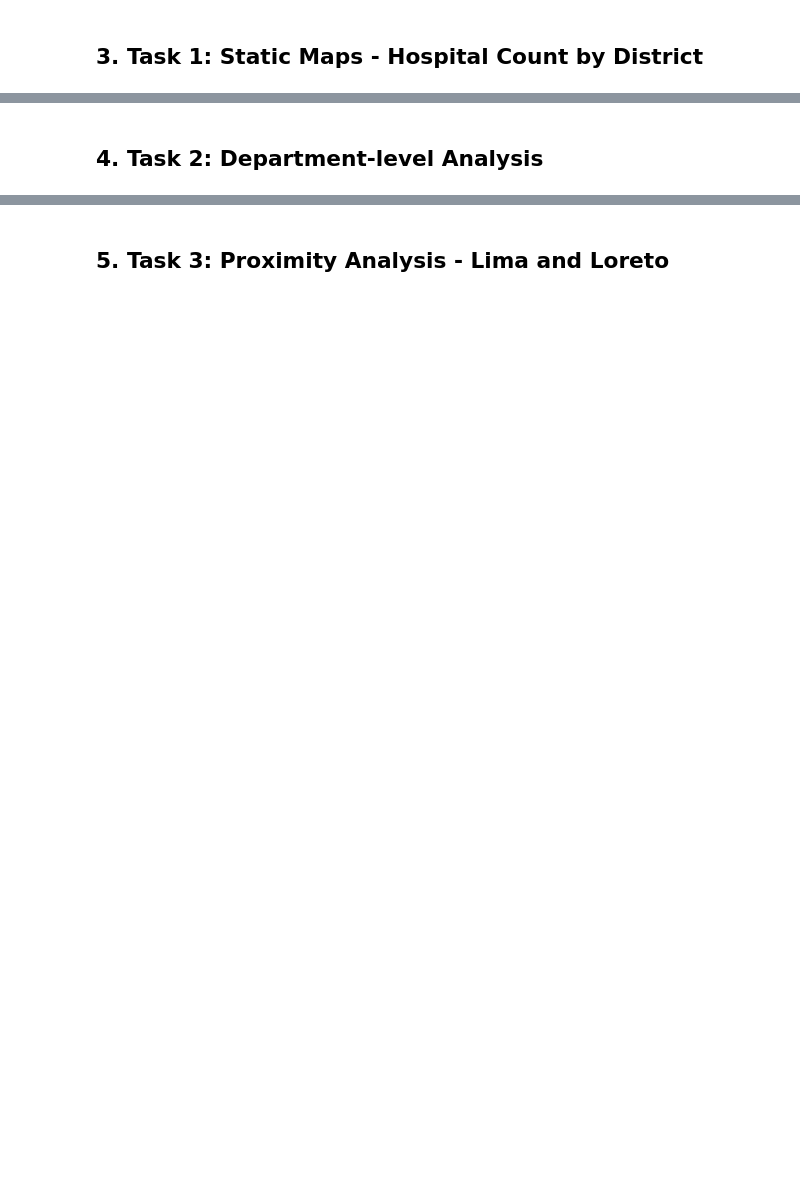
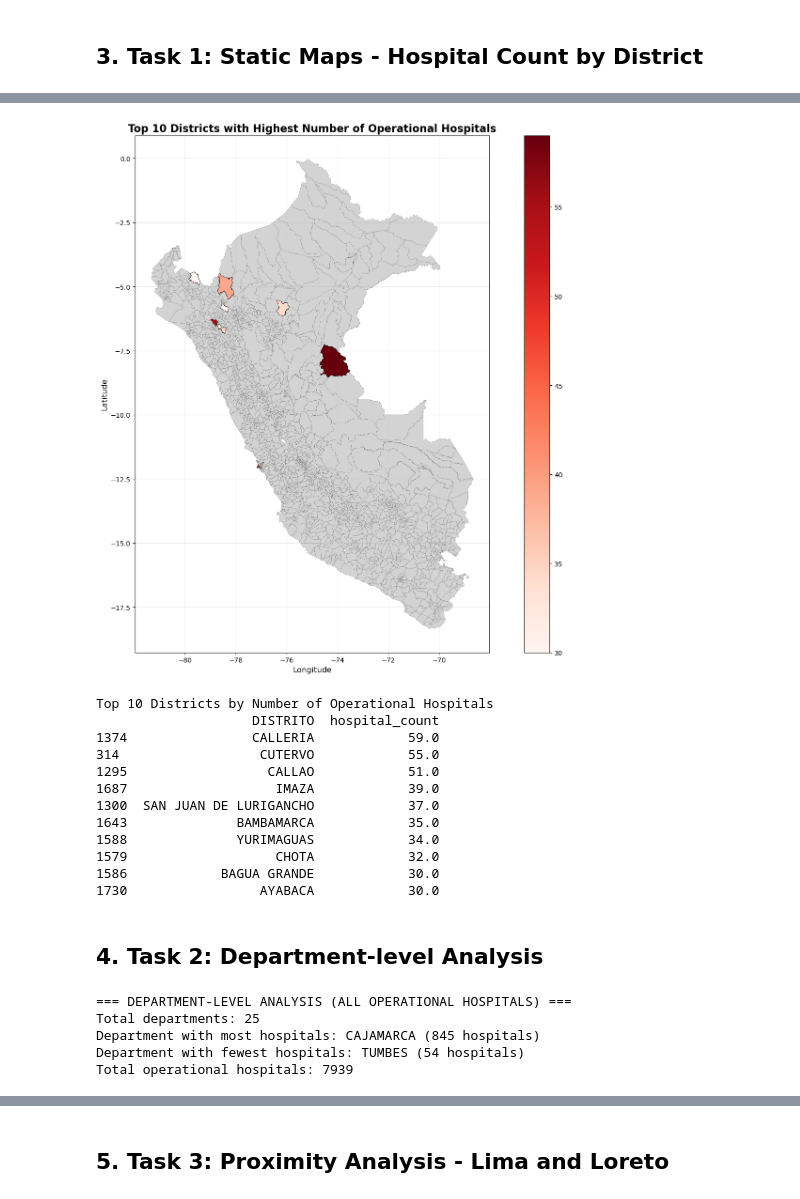
Before and after one commit to gsaco/Hospitals-Access-Peru, a Jupyter notebook: code.ipynb, the cells around one changed output, grey strips where cells are left out. Saved outputs shown, nothing was run; the diff lists cells and outputs as text; code cells hidden in the pictures; blank space fills up the shorter version.

```diff
--- a/code.ipynb
+++ b/code.ipynb
@@ -236,52 +203,67 @@ top_10_districts = districts_with_counts.nlargest(10, 'hospital_count')
 
 fig, ax = plt.subplots(1, 1, figsize=(15, 12))
 
 # Plot all districts in light gray
 districts_with_counts.plot(color='lightgray',
                           ax=ax,
                           edgecolor='black',
                           linewidth=0.1)
 
 # Highlight top 10 districts
 top_10_districts.plot(column='hospital_count',
                      cmap='Reds',
                      legend=True,
                      ax=ax,
                      edgecolor='black',
                      linewidth=0.5)
 
-ax.set_title('Top 10 Districts with Highest Number of Public Hospitals',
+ax.set_title('Top 10 Districts with Highest Number of Operational Hospitals',
              fontsize=16, fontweight='bold')
 ax.set_xlabel('Longitude', fontsize=12)
 ax.set_ylabel('Latitude', fontsize=12)
 ax.grid(True, alpha=0.3)
 
 plt.tight_layout()
 plt.show()
 
 # Show top 10 districts table
-print("\nTop 10 Districts by Number of Public Hospitals:")
+print("\nTop 10 Districts by Number of Operational Hospitals")
 if 'DISTRITO' in top_10_districts.columns:
     print(top_10_districts[['DISTRITO', 'hospital_count']].sort_values('hospital_count', ascending=False))
 else:
     print(top_10_districts[['hospital_count']].sort_values('hospital_count', ascending=False))
+# %% [output]
+[figure, added]
+Top 10 Districts by Number of Operational Hospitals
+                    DISTRITO  hospital_count
+1374                CALLERIA            59.0
+314                  CUTERVO            55.0
+1295                  CALLAO            51.0
+1687                   IMAZA            39.0
+1300  SAN JUAN DE LURIGANCHO            37.0
+1643              BAMBAMARCA            35.0
+1588              YURIMAGUAS            34.0
+1579                   CHOTA            32.0
+1586            BAGUA GRANDE            30.0
+1730                 AYABACA            30.0
 # %% [markdown]
 ## 4. Task 2: Department-level Analysis
 # %%
-# Aggregate at department level
-print("=== DEPARTMENT-LEVEL ANALYSIS ===")
+# Aggregate at department level - ALL OPERATIONAL HOSPITALS
+print("=== DEPARTMENT-LEVEL ANALYSIS (ALL OPERATIONAL HOSPITALS) ===")
 
-if hospitals_gdf is not None:
-    # Count hospitals by department
-    dept_counts = public_hospitals['Departamento'].value_counts().reset_index()
-    dept_counts.columns = ['Departamento', 'hospital_count']
-    dept_counts = dept_counts.sort_values('hospital_count', ascending=False)
+# Count hospitals by department using all valid hospitals
+dept_counts = valid_coords['Departamento'].value_counts().reset_index()
+dept_counts.columns = ['Departamento', 'hospital_count']
+dept_counts = dept_counts.sort_values('hospital_count', ascending=False)
 
-    print(f"\nTotal departments: {len(dept_counts)}")
-    print(f"Department with most hospitals: {dept_counts.iloc[0]['Departamento']} ({dept_counts.iloc[0]['hospital_count']} hospitals)")
-    print(f"Department with fewest hospitals: {dept_counts.iloc[-1]['Departamento']} ({dept_counts.iloc[-1]['hospital_count']} hospitals)")
-else:
-    # Fallback: use original data
-    dept_counts = hospitals_df[hospitals_df['Condición'] == 'EN FUNCIONAMIENTO']['Departamento'].value_counts().reset_index()
-    dept_counts.columns = ['Departamento', 'hospital_count']
-    dept_counts = dept_counts.sort_values('hospital_count', ascending=False)
+print(f"Total departments: {len(dept_counts)}")
+print(f"Department with most hospitals: {dept_counts.iloc[0]['Departamento']} ({dept_counts.iloc[0]['hospital_count']} hospitals)")
+print(f"Department with fewest hospitals: {dept_counts.iloc[-1]['Departamento']} ({dept_counts.iloc[-1]['hospital_count']} hospitals)")
+print(f"Total operational hospitals: {dept_counts['hospital_count'].sum()}")
+# %% [output]
+=== DEPARTMENT-LEVEL ANALYSIS (ALL OPERATIONAL HOSPITALS) ===
+Total departments: 25
+Department with most hospitals: CAJAMARCA (845 hospitals)
+Department with fewest hospitals: TUMBES (54 hospitals)
+Total operational hospitals: 7939
```
Also changed, not shown: parts of 29 cells of this notebook.
